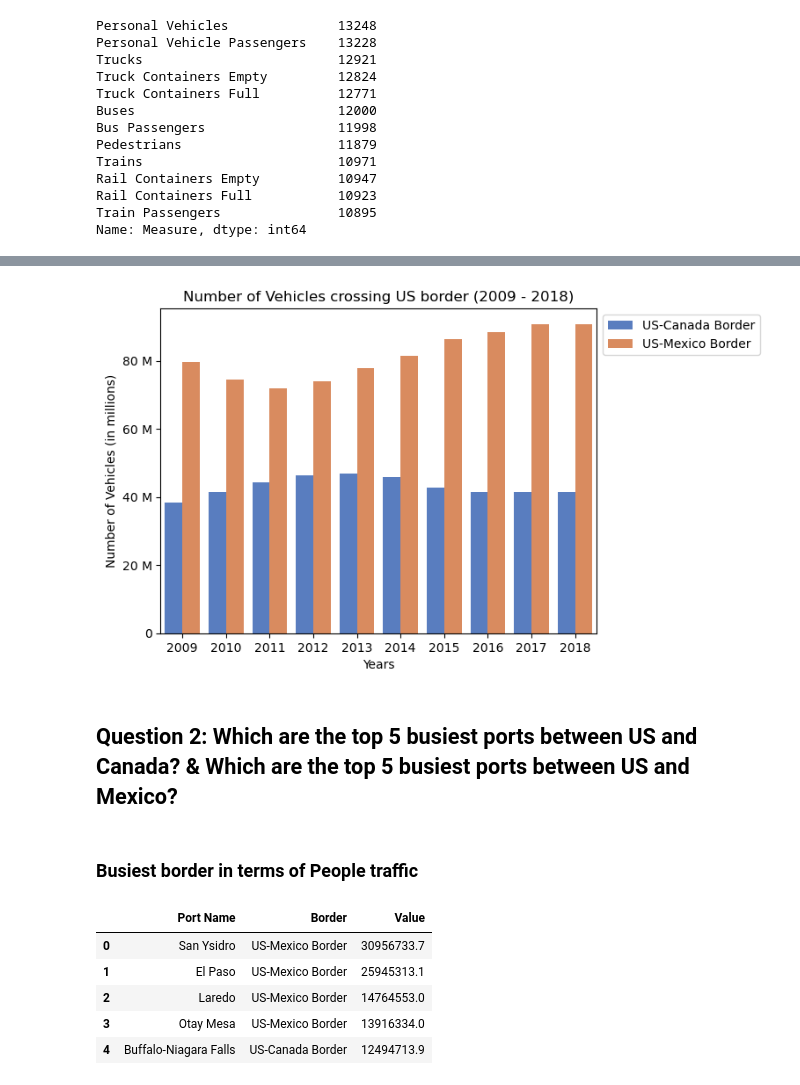
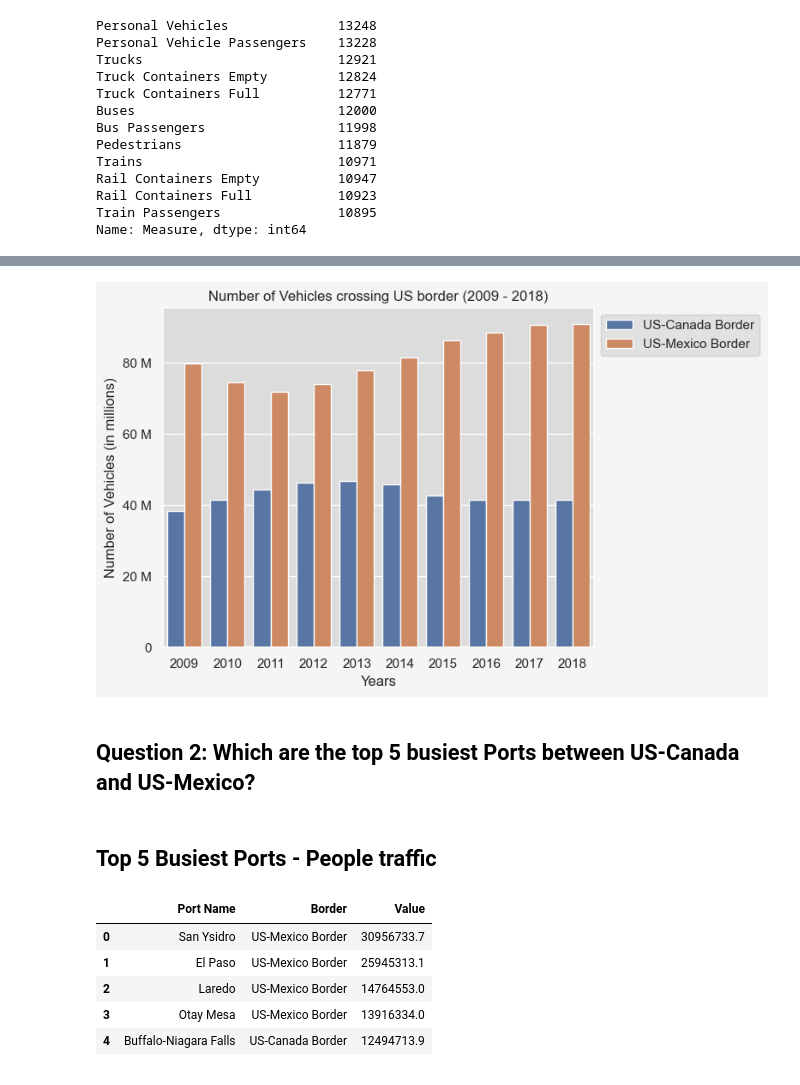
Before and after one commit to saraparveen26/Data-Visualization---US-Border-Crossing, a Jupyter notebook: border_crossing_sara.ipynb, the cells around one changed output, grey strips where cells are left out. Drawn from its saved outputs; the diff is of its cells as text; code cells hidden in the pictures.

Commit message:
Question 3 updated with commenting

```diff
--- a/border_crossing_sara.ipynb
+++ b/border_crossing_sara.ipynb
@@ -4,6 +4,7 @@
 ## Data Cleaning
 # %%
 %matplotlib inline
+
 # Import dependencies
 import pandas as pd
 from datetime import datetime
@@ -13,7 +14,8 @@ import numpy as np
 
 # Import dependency and set theme for visualizations
 import seaborn as sns
-sns.set_palette("muted")
+color_theme = sns.set_palette("muted")
+sns.set(rc={'axes.facecolor': 'gainsboro', 'figure.facecolor':'whitesmoke'})
 
 # Turn off warning messages
 import warnings
@@ -312,24 +261,24 @@ people_data
 # %%
-# Create a chart to compare number of people crossing US border between Canada and Mexico
+# Create a chart to compare number of People crossing US border between Canada and Mexico
 
 # Get the data to plot the chart
-Fig1 = sns.barplot(data=people_data, x="Year", y="Value", hue="Border")
+Fig1 = sns.barplot(data=people_data, x="Year", y="Value", hue="Border", palette=color_theme)
 
-# Format y-axis values to display in a reasonable format
+# Format y-axis values to display values in a better format
 Fig1.yaxis.set_major_formatter(ticker.EngFormatter())
-
-# Fig1.bar_label(Fig1.containers[0])
 
 # Set chart title and axis labels
 Fig1.set_xlabel("Years")
 Fig1.set_ylabel("Number of People (in millions)")
 Fig1.set_title("Number of People crossing US border (2009 - 2018)")
 
-# Set legend details
+# Set legend details and figure parameters
 plt.legend(bbox_to_anchor=(1, 1), loc='upper left')
+plt.rcParams['figure.figsize']=8,5
+plt.rcParams["figure.autolayout"] = True
 
 # Save the figure
-plt.savefig("Images/Fig1.png")
+# plt.savefig("Images/Fig1.png")
 
 # Show the chart
 plt.show()
@@ -362,31 +300,33 @@ vehicle_data
 # %%
-# Create a chart to compare number of vehicles crossing US border between Canada and Mexico
+# Create a chart to compare number of Vehicles crossing US border between Canada and Mexico
 
 # Get the data to plot the chart
-Fig2 = sns.barplot(data=vehicle_data, x="Year", y="Value", hue="Border")
+Fig2 = sns.barplot(data=vehicle_data, x="Year", y="Value", hue="Border", palette=color_theme)
 
-# Format y-axis values to display in a reasonable format
+# Format y-axis values to display in a better format
 Fig2.yaxis.set_major_formatter(ticker.EngFormatter())
 
 # Fig2.bar_label(Fig2.containers[0])
 
 # Set chart title and axis labels
 Fig2.set_xlabel("Years")
 Fig2.set_ylabel("Number of Vehicles (in millions)")
 Fig2.set_title("Number of Vehicles crossing US border (2009 - 2018)")
 
-# Set legend details
+# Set legend details and figure parameters
 plt.legend(bbox_to_anchor=(1, 1), loc='upper left')
+plt.rcParams['figure.figsize']=8,5
+plt.rcParams["figure.autolayout"] = True
 
 # Save the figure
-plt.savefig("Images/Fig2.png")
+# plt.savefig("Images/Fig2.png")
 
 # Show the chart
 plt.show()
 # %% [output]
-[figure, old version]
+[figure, new version]
 # %% [markdown]
-## Question 2:  Which are the top 5 busiest ports between US and Canada? & Which are the top 5 busiest ports between US and Mexico?
+## Question 2:  Which are the top 5 busiest Ports between US-Canada and US-Mexico?
 # %% [markdown]
-### Busiest border in terms of People traffic
+## Top 5 Busiest Ports - People traffic
 # %%
```
Also changed, not shown: parts of 121 cells of this notebook, 20 other files.
